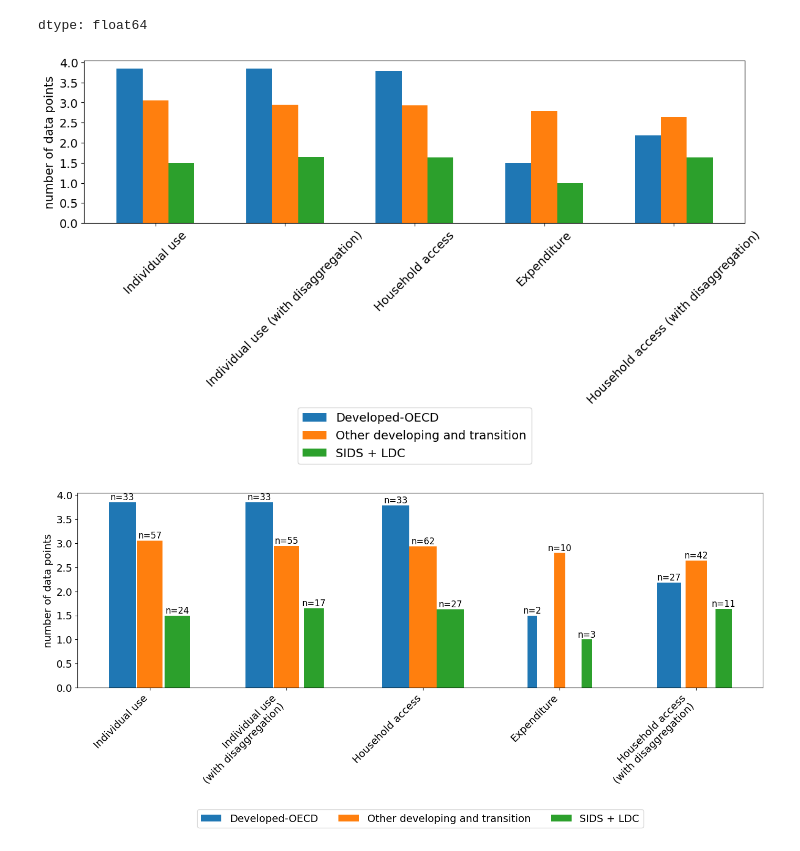
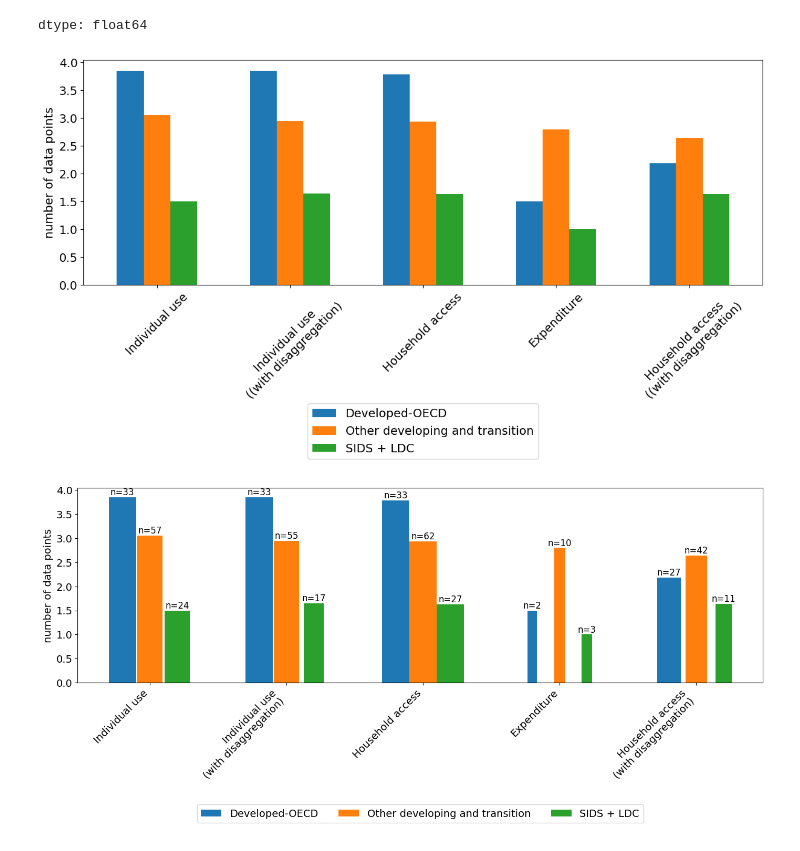
Before and after one commit to dianakorka/statistical_capacity, a Jupyter notebook: HH_capacity_index_rev_2026.ipynb, the cells around one changed output. Drawn from its saved outputs; the diff is of its cells as text; code cells hidden in the pictures.

```diff
--- a/HH_capacity_index_rev_2026.ipynb
+++ b/HH_capacity_index_rev_2026.ipynb
@@ -329,6 +317,4 @@ Index(['shortname', 'regionname', 'countrytype', 'itumember', 'ldc', 'lldc',
        'timeliness_hh18', 'timeliness_hh19', 'timeliness_hh20',
        'timeliness_hh21', 'timeliness_hh22', 'timeliness_hh23', 'country'],
       dtype='object')
-# %%
-df = df.dropna(how='all')
 # %%
@@ -639,8 +629,8 @@ dtype: float64
 rename_dict = {
     'entry_household_5y': 'Household access',
     'entry_individual_5y': 'Individual use',
-    'disaggregated_household_5y': 'Household access (with disaggregation)',
-    'disaggregated_individual_5y': 'Individual use (with disaggregation)',
+    'disaggregated_household_5y': 'Household access\n((with disaggregation)',
+    'disaggregated_individual_5y': 'Individual use\n((with disaggregation)',
     'expenditure_5y': 'Expenditure',
 }
 
@@ -656,35 +646,35 @@ df[['new_group', 'entry_household_5y',
      by='Other developing and transition', ascending=False)[custom_order].plot(kind='bar',
                                                                               figsize=(12, 6),
                                                                               width=0.6)
 #plt.title('Average number of data points per group of indicator in the past 5 years (2021-2025)')
 plt.xlabel('')
 plt.ylabel('number of data points',fontsize=14)
 plt.xticks(rotation=45,fontsize=14)
 plt.yticks(fontsize=14)
 #plt.legend(title='', bbox_to_anchor=(1.05, 1), loc='upper left')
 
 # Step 1: Get current handles and labels
 handles, labels = plt.gca().get_legend_handles_labels()
 
 # Step 2: Create a dict for easy lookup
 label_to_handle = dict(zip(labels, handles))
 
 # Make more room at the bottom
 plt.subplots_adjust(bottom=0.7)  # increase as needed
 
 # Step 3: Reconstruct the legend using custom order
 plt.legend(
     [label_to_handle[label] for label in custom_order],
     custom_order,
     loc='upper center',
-    bbox_to_anchor=(0.5, -1.1),
+    bbox_to_anchor=(0.5, -0.5),
     ncol=1,
     fontsize=14
 )
 plt.tight_layout()
 plt.show()
 # %% [output]
-[figure, old version]
+[figure, new version]
 # %%
 from matplotlib.patches import Patch
 
```
Also changed, not shown: parts of 44 cells of this notebook.
